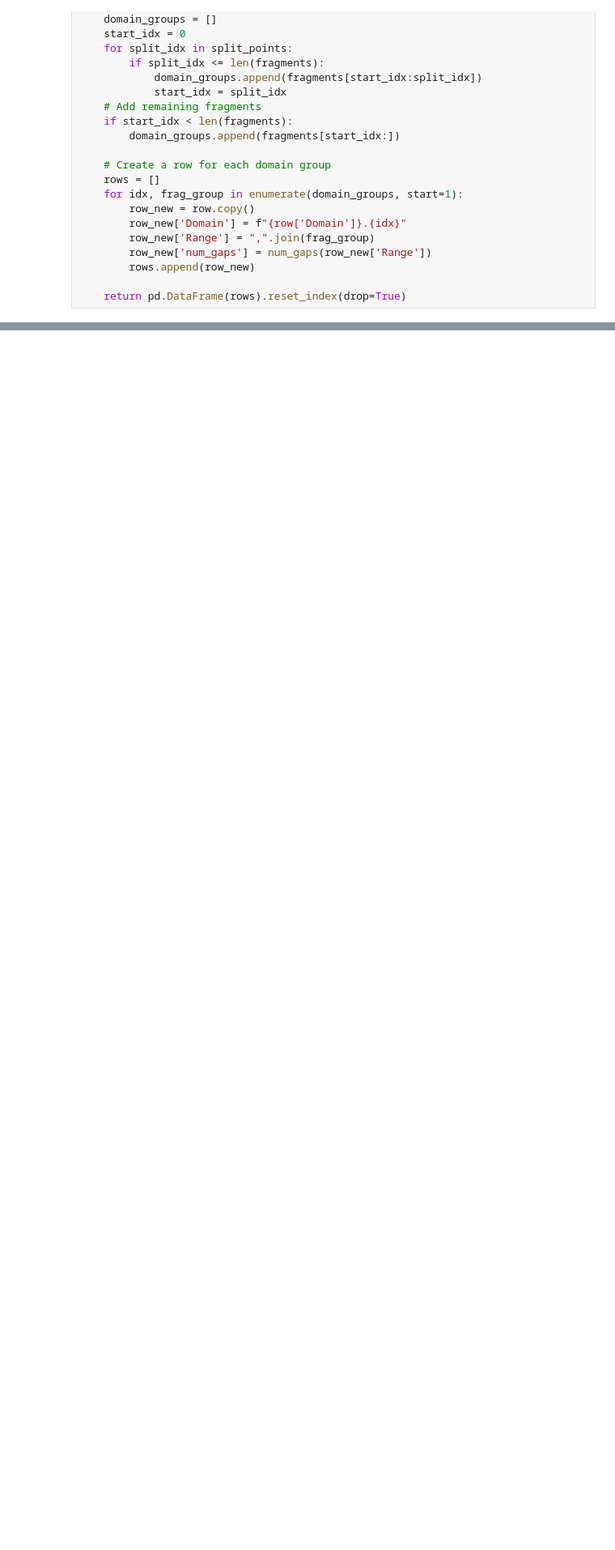
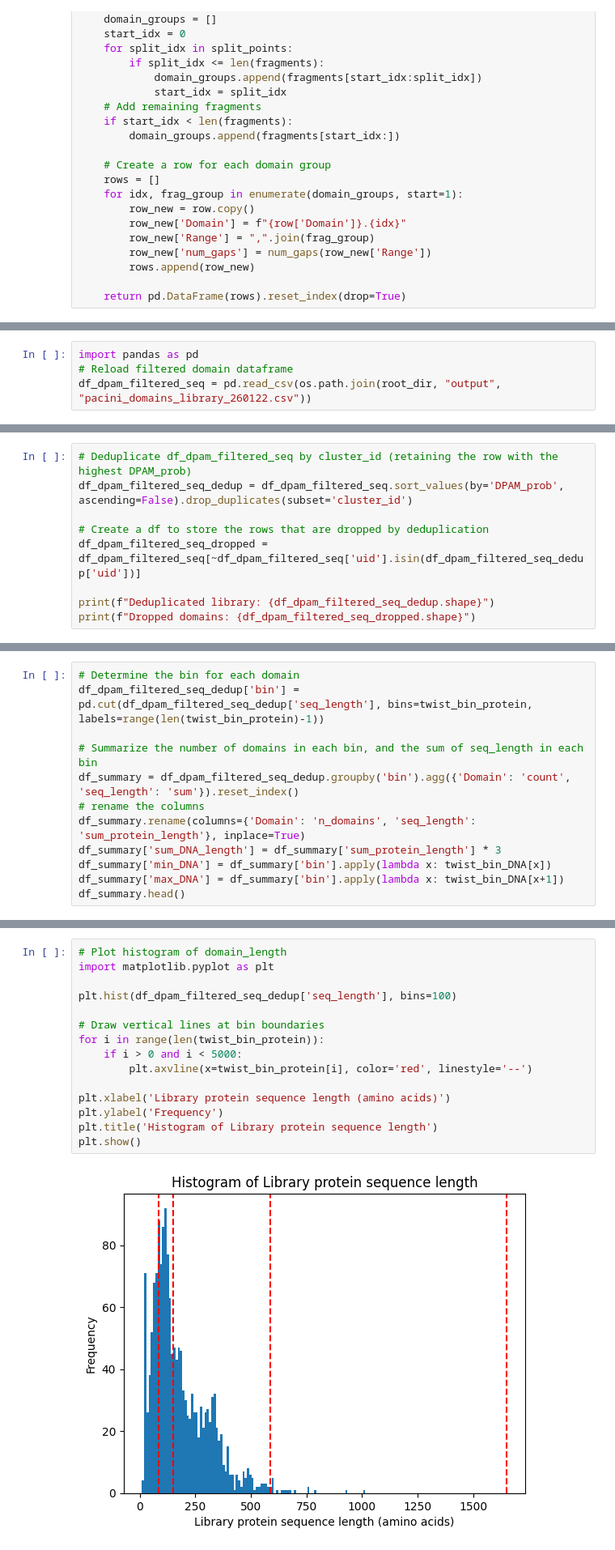
Before and after one commit to meng-yx/DPAM, a Jupyter notebook: notebooks/domains_to_library.ipynb, the cells around one changed output, grey strips where cells are left out. Shown at 81% size. Saved outputs shown, nothing was run; the diff lists cells and outputs as text; blank space fills up the shorter version.

```diff
--- a/notebooks/domains_to_library.ipynb
+++ b/notebooks/domains_to_library.ipynb
@@ -1326,0 +1042,4 @@ df_dpam_gap_processed.to_csv(os.path.join(root_dir, "output", "pacini_domains_ga
+# %%
+import pandas as pd
+# Reload filtered domain dataframe
+df_dpam_filtered_seq = pd.read_csv(os.path.join(root_dir, "output", "pacini_domains_library_260122.csv"))
@@ -1326,0 +1158,9 @@ df_dpam_gap_processed.to_csv(os.path.join(root_dir, "output", "pacini_domains_ga
+# %%
+# Deduplicate df_dpam_filtered_seq by cluster_id (retaining the row with the highest DPAM_prob)
+df_dpam_filtered_seq_dedup = df_dpam_filtered_seq.sort_values(by='DPAM_prob', ascending=False).drop_duplicates(subset='cluster_id')
+
+# Create a df to store the rows that are dropped by deduplication
+df_dpam_filtered_seq_dropped = df_dpam_filtered_seq[~df_dpam_filtered_seq['uid'].isin(df_dpam_filtered_seq_dedup['uid'])]
+
+print(f"Deduplicated library: {df_dpam_filtered_seq_dedup.shape}")
+print(f"Dropped domains: {df_dpam_filtered_seq_dropped.shape}")
@@ -1326,0 +1214,12 @@ df_dpam_gap_processed.to_csv(os.path.join(root_dir, "output", "pacini_domains_ga
+# %%
+# Determine the bin for each domain
+df_dpam_filtered_seq_dedup['bin'] = pd.cut(df_dpam_filtered_seq_dedup['seq_length'], bins=twist_bin_protein, labels=range(len(twist_bin_protein)-1))
+
+# Summarize the number of domains in each bin, and the sum of seq_length in each bin
+df_summary = df_dpam_filtered_seq_dedup.groupby('bin').agg({'Domain': 'count', 'seq_length': 'sum'}).reset_index()
+# rename the columns
+df_summary.rename(columns={'Domain': 'n_domains', 'seq_length': 'sum_protein_length'}, inplace=True)
+df_summary['sum_DNA_length'] = df_summary['sum_protein_length'] * 3
+df_summary['min_DNA'] = df_summary['bin'].apply(lambda x: twist_bin_DNA[x])
+df_summary['max_DNA'] = df_summary['bin'].apply(lambda x: twist_bin_DNA[x+1])
+df_summary.head()
@@ -1326,0 +1233,17 @@ df_dpam_gap_processed.to_csv(os.path.join(root_dir, "output", "pacini_domains_ga
+# %%
+# Plot histogram of domain_length
+import matplotlib.pyplot as plt
+
+plt.hist(df_dpam_filtered_seq_dedup['seq_length'], bins=100)
+
+# Draw vertical lines at bin boundaries
+for i in range(len(twist_bin_protein)):
+    if i > 0 and i < 5000:
+        plt.axvline(x=twist_bin_protein[i], color='red', linestyle='--')
+
+plt.xlabel('Library protein sequence length (amino acids)')
+plt.ylabel('Frequency')
+plt.title('Histogram of Library protein sequence length')
+plt.show()
+# %% [output]
+[figure, added]
```
Also changed, not shown: parts of 40 cells of this notebook, 5 other files.
